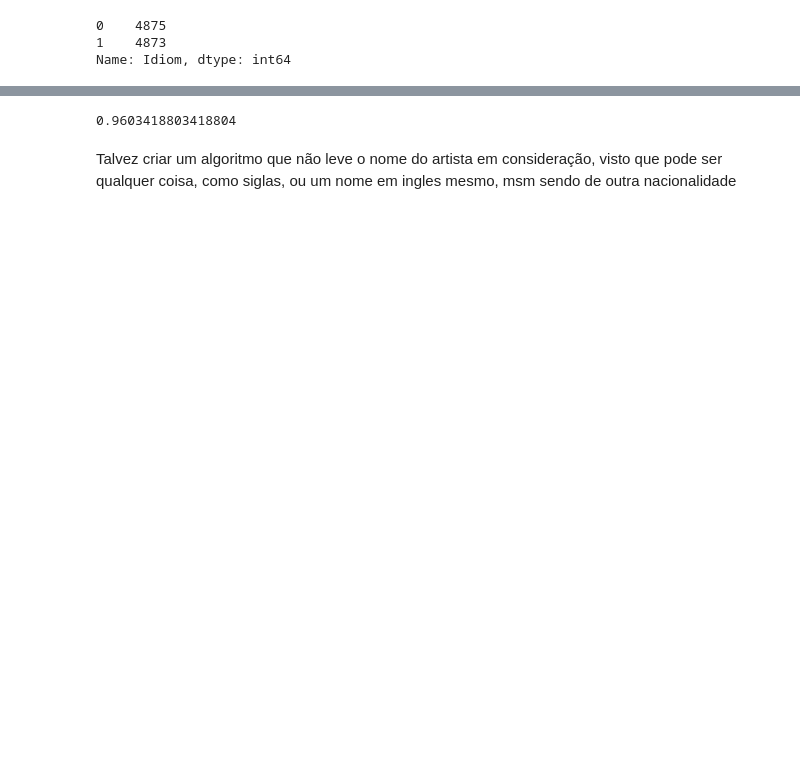
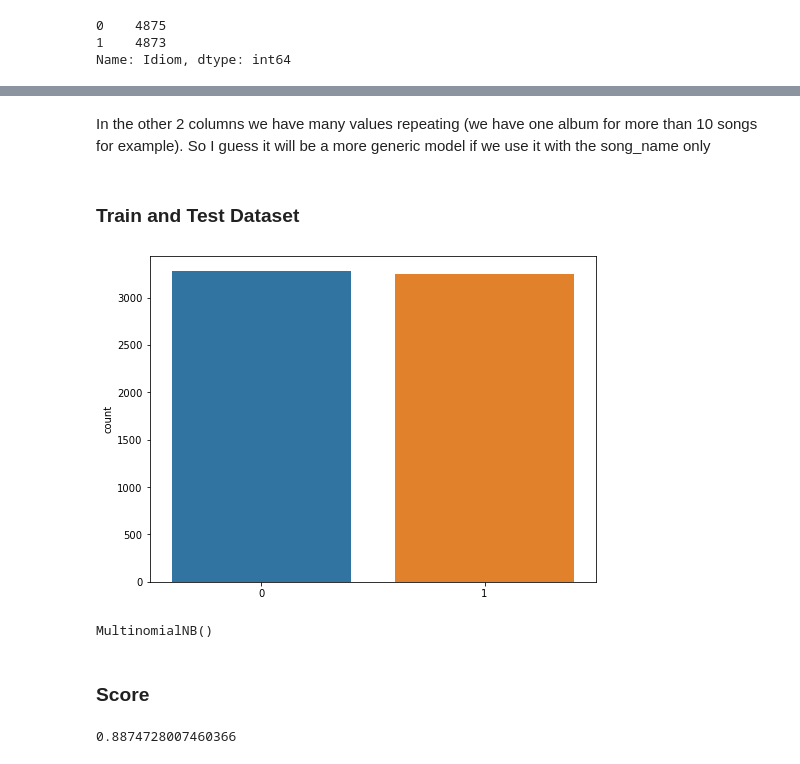
Before and after one commit to rafajovelho/Case2, a Jupyter notebook: Idiom_classifier.ipynb, the cells around one changed output, grey strips where cells are left out. Saved outputs shown, nothing was run; the diff lists cells and outputs as text; code cells hidden in the pictures; blank space fills up the shorter version.

```diff
--- a/Idiom_classifier.ipynb
+++ b/Idiom_classifier.ipynb
@@ -405,8 +435,32 @@ ax = sns.countplot(y_train)
+# %% [markdown]
+In the other 2 columns we have many values repeating (we have one album for more than 10 songs for example). So I guess it will be a more generic model if we use it with the song_name only
+# %% [markdown]
+### Train and Test Dataset
+# %%
+x = np.array((df['song_name'])) # predictors
+y = np.array((df['Idiom'])) # target
+# %%
+cv = CountVectorizer()
+X = cv.fit_transform(x)
+# %%
+# Separating them into train/test
+X_train, X_test, y_train, y_test = train_test_split(X, y, test_size = 0.33)
+# %%
+# Verifying if the variable is balanced
+plt.figure(figsize = (8,6))
+
+ax = sns.countplot(y_train)
+# %% [output]
+[figure, added]
 # %%
-model = MultinomialNB()
-model.fit(X_train, y_train)
-model.score(X_test, y_test)
+model1 = MultinomialNB()
+model1.fit(X_train, y_train)
 # %% [output]
-0.9603418803418804
+MultinomialNB()
-# %% [markdown]
-Talvez criar um algoritmo que não leve o nome do artista em consideração, visto que pode ser qualquer coisa, como siglas, ou um nome em ingles mesmo, msm sendo de outra nacionalidade
+# %% [markdown]
+### Score
+# %%
+score = model1.score(X_test, y_test)
+print(score)
+# %% [output]
+0.8874728007460366
```
Also changed, not shown: parts of 58 cells of this notebook, 3 other files.
